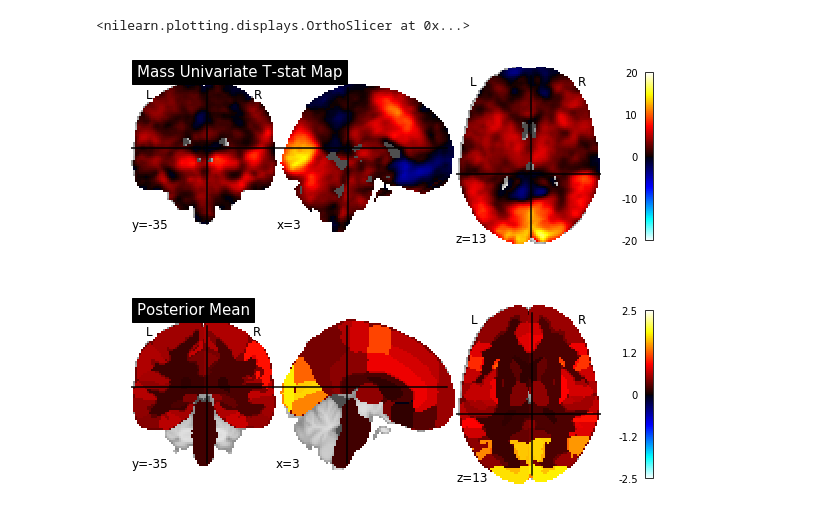
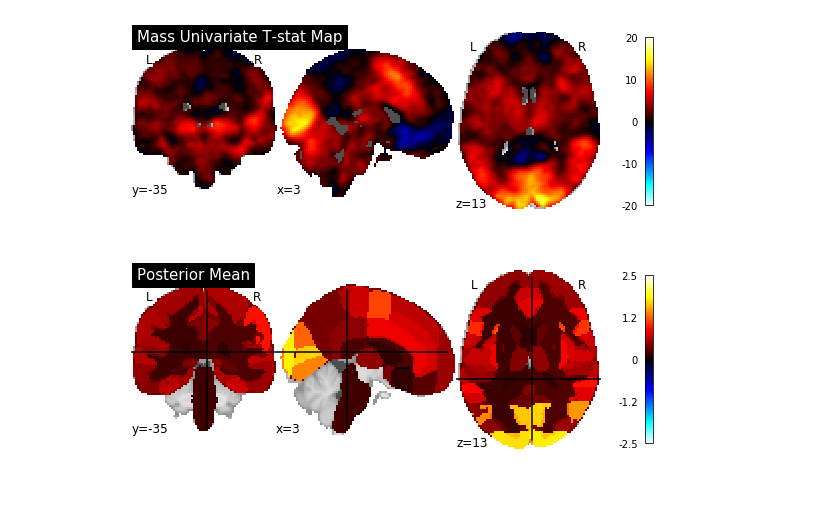
Before and after one commit to pab2163/bayesParcel, a Jupyter notebook: scripts/jupyterNotebooks/brainPlots.ipynb, the cells around one changed output. Drawn from its saved outputs; the diff is of its cells as text; code cells hidden in the pictures.

```diff
--- a/scripts/jupyterNotebooks/brainPlots.ipynb
+++ b/scripts/jupyterNotebooks/brainPlots.ipynb
@@ -63,9 +68,9 @@ plotting.plot_stat_map(upr_95Mod0, title = 'Posterior Quantile 97.5', vmax = 2.5
 univariateMap = '/danl/SB/PaulCompileTGNG/mri_scripts/6_neuropointillist/haba/6motion_no_errors_comps_age_center_nlme/ageCenterNLME.meanTstat.nii.gz'
 univariateMap = image.load_img(univariateMap)
 # %%
-plotting.plot_stat_map(univariateMap, vmax = 20, symmetric_cbar =True, cut_coords = (3, -35, 13), title = 'Mass Univariate T-stat Map')
+univ = plotting.plot_stat_map(univariateMap, vmax = 20, symmetric_cbar =True, cut_coords = (3, -35, 13), title = 'Mass Univariate T-stat Map', draw_cross=False)
 plotting.plot_stat_map(meanMod0, title = 'Posterior Mean', vmax = 2.5, symmetric_cbar =True)
+univ.savefig('univariateTMap.pdf')
 # %% [output]
-<nilearn.plotting.displays.OrthoSlicer at 0x...>
-[figure, old version]
+[figure, new version]
 [figure]
```
Also changed, not shown: parts of 6 cells of this notebook, 1 other file.
